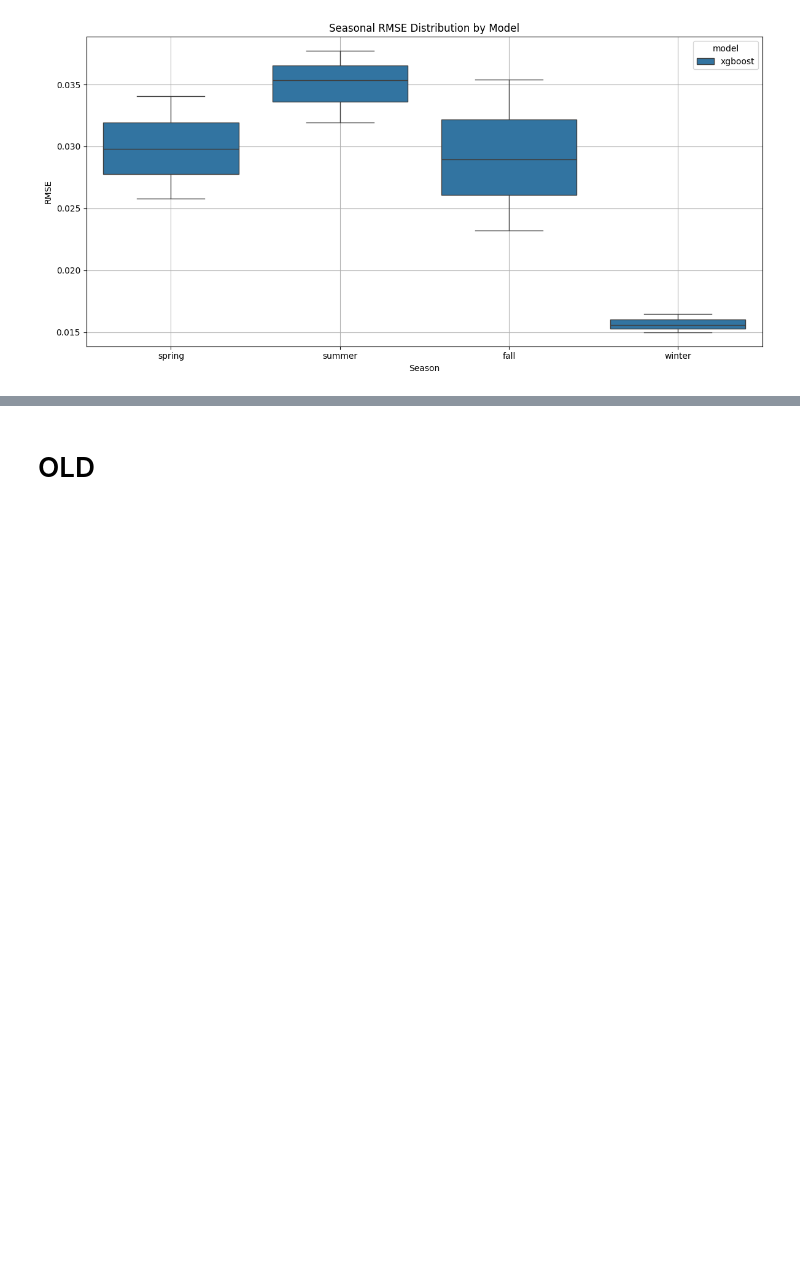
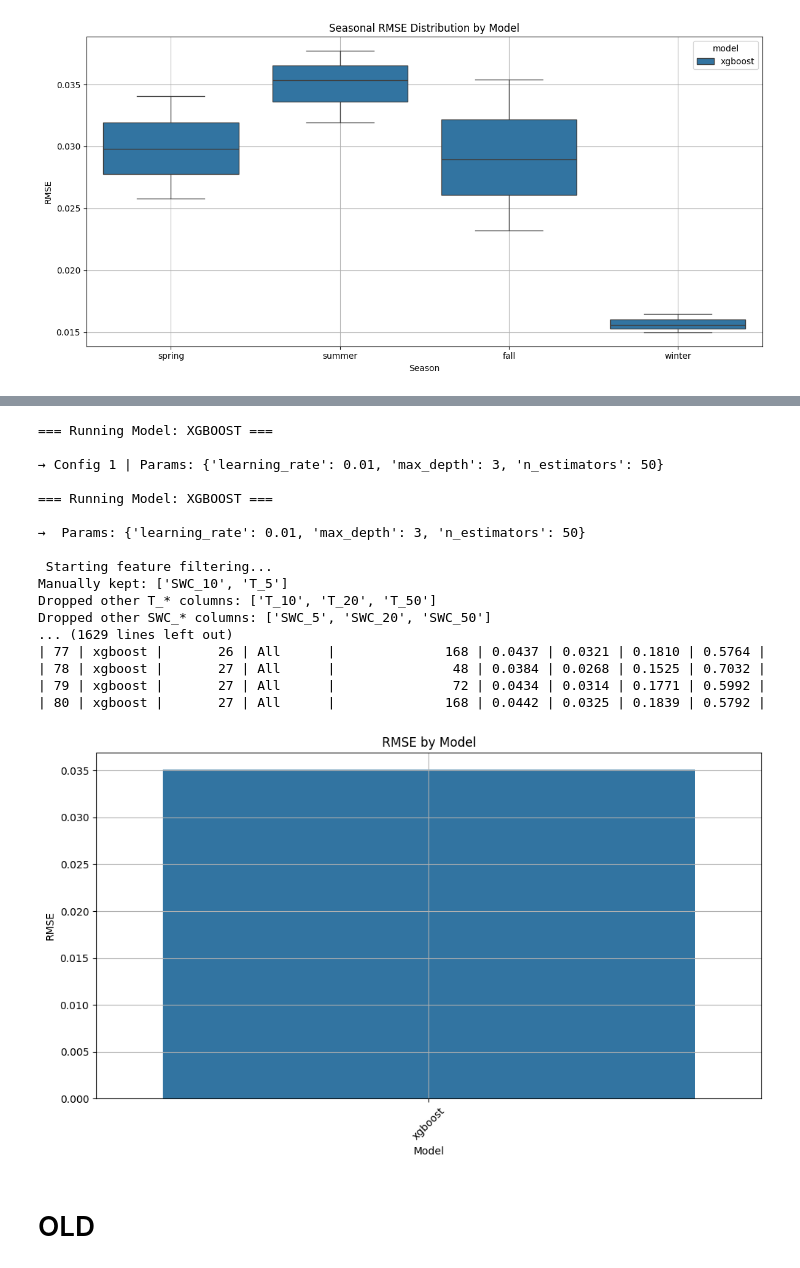
Before and after one commit to kiat/tx-soil-moisture, a Jupyter notebook: mnk_model_comparison/mnk_model_comparison.ipynb, the cells around one changed output, grey strips where cells are left out. Cells and saved outputs as stored; diff of their text form; code cells hidden in the pictures; blank space fills up the shorter version.

Commit message:
Working Pipeline

```diff
--- a/mnk_model_comparison/mnk_model_comparison.ipynb
+++ b/mnk_model_comparison/mnk_model_comparison.ipynb
@@ -260,5 +702,24 @@ run_pipeline(data, models=['arima'])
 # %%
-run_pipeline(data, models=['arimax'])
+run_pipeline(data, models=['xgboost'])      # Tuning
+# %% [output]
+=== Running Model: XGBOOST ===
+
+→ Config 1 | Params: {'learning_rate': 0.01, 'max_depth': 3, 'n_estimators': 50}
+
+=== Running Model: XGBOOST ===
+
+→  Params: {'learning_rate': 0.01, 'max_depth': 3, 'n_estimators': 50}
+
+ Starting feature filtering...
+Manually kept: ['SWC_10', 'T_5']
+Dropped other T_* columns: ['T_10', 'T_20', 'T_50']
+Dropped other SWC_* columns: ['SWC_5', 'SWC_20', 'SWC_50']
+... (1629 lines left out)
+| 77 | xgboost |       26 | All      |              168 | 0.0437 | 0.0321 | 0.1810 | 0.5764 |
+| 78 | xgboost |       27 | All      |               48 | 0.0384 | 0.0268 | 0.1525 | 0.7032 |
+| 79 | xgboost |       27 | All      |               72 | 0.0434 | 0.0314 | 0.1771 | 0.5992 |
+| 80 | xgboost |       27 | All      |              168 | 0.0442 | 0.0325 | 0.1839 | 0.5792 |
+[figure, added]
 # %% [markdown]
 # OLD
 # %%
```
Also changed, not shown: parts of 3 cells of this notebook, 4 other files.
